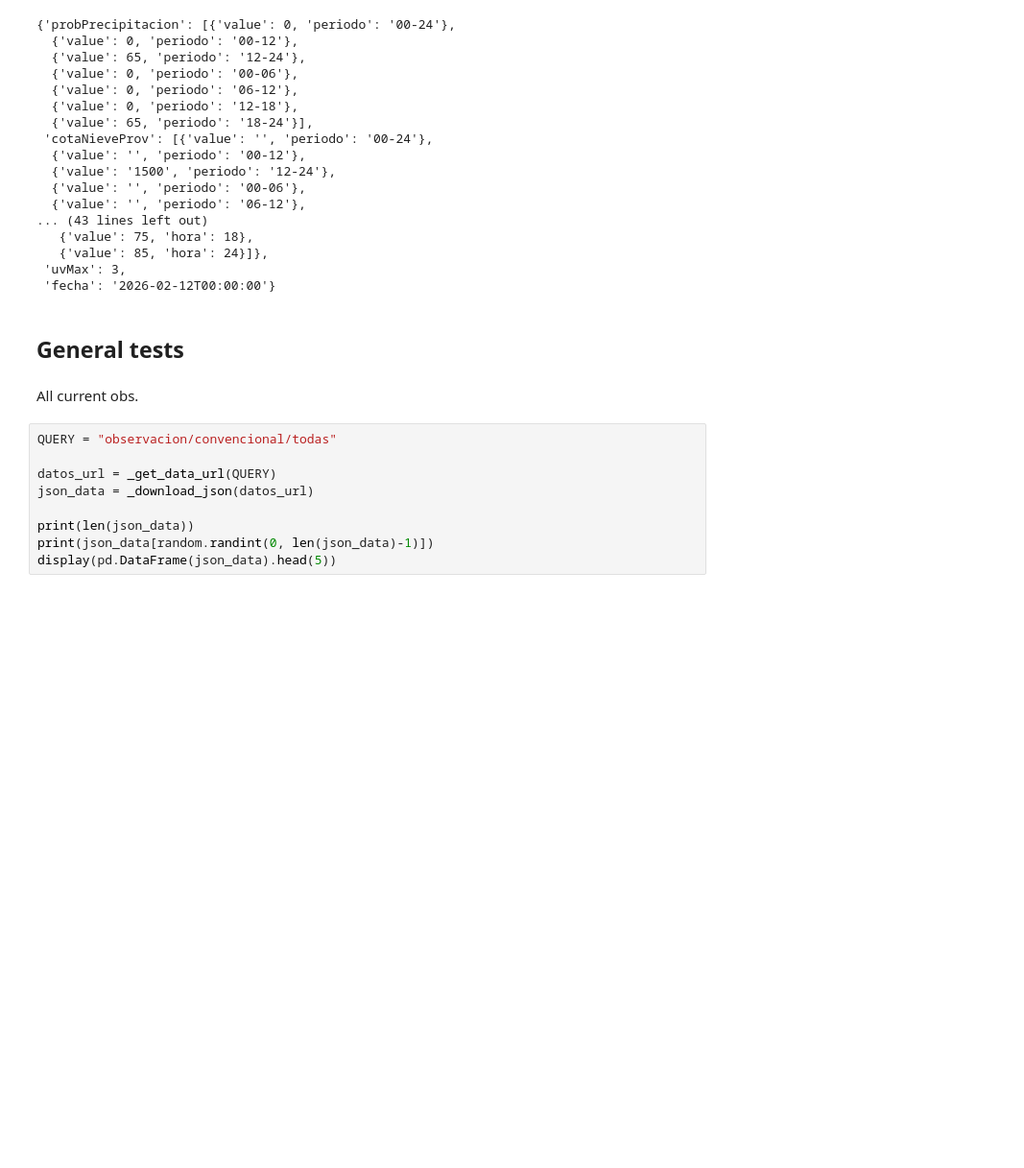
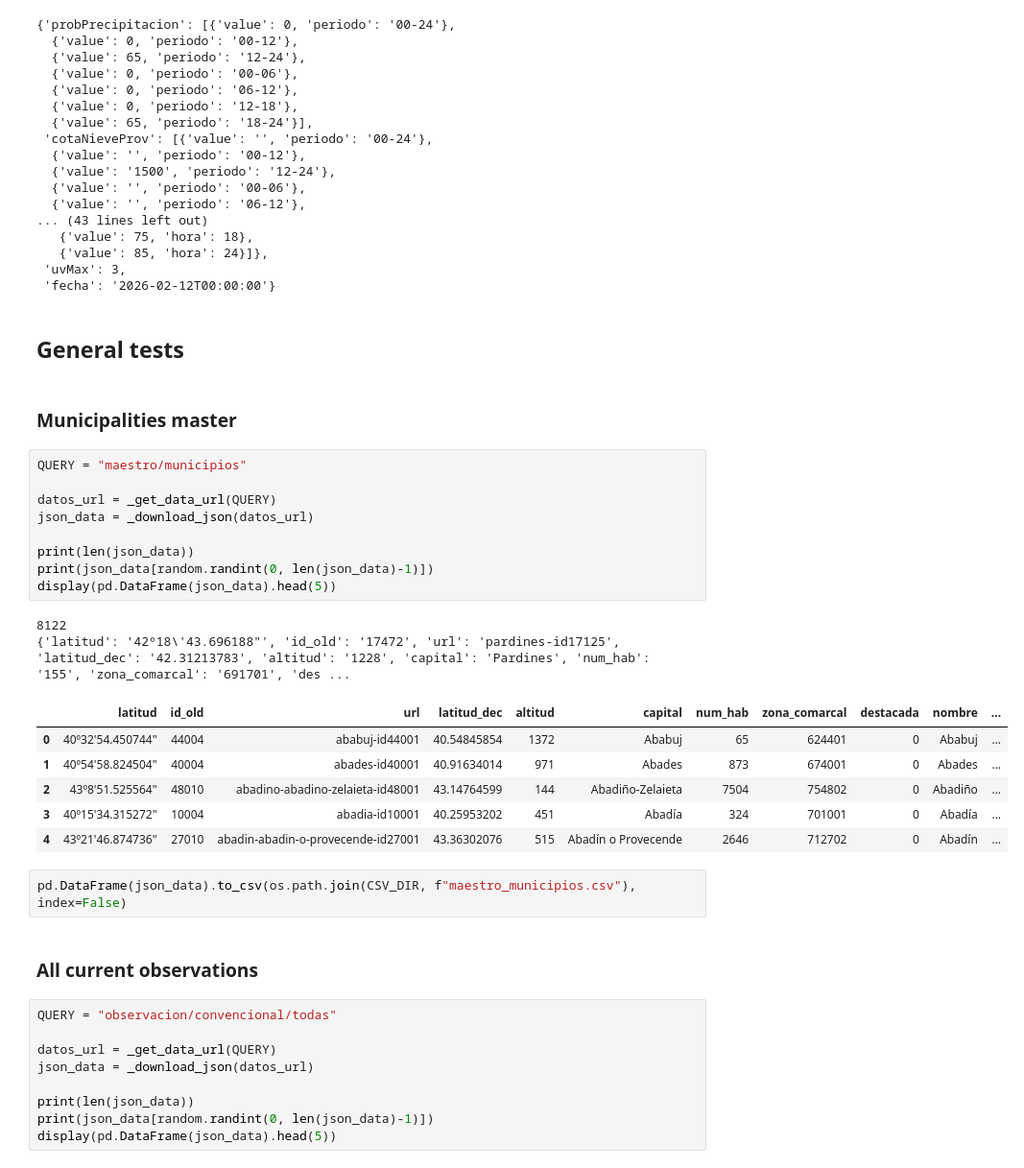
Before and after one commit to reddgr/energy-price-forecasting-in-power-grids, a Jupyter notebook: notebooks/04_AEMET_OpenData.ipynb, the cells around one changed output. Shown at 96% size. Drawn from its saved outputs; the diff is of its cells as text; blank space fills up the shorter version.

Commit message:
exploring available data

```diff
--- a/notebooks/04_AEMET_OpenData.ipynb
+++ b/notebooks/04_AEMET_OpenData.ipynb
@@ -297,8 +297,30 @@ forecast[0]["prediccion"]["dia"][0]
  'fecha': '2026-02-12T00:00:00'}
 # %% [markdown]
 ## General tests
+# %% [markdown]
+### Municipalities master
+# %%
+QUERY = "maestro/municipios"
+
+datos_url = _get_data_url(QUERY)
+json_data = _download_json(datos_url)
+
+print(len(json_data))
+print(json_data[random.randint(0, len(json_data)-1)])
+display(pd.DataFrame(json_data).head(5))
+# %% [output]
+8122
+{'latitud': '42º18\'43.696188"', 'id_old': '17472', 'url': 'pardines-id17125', 'latitud_dec': '42.31213783', 'altitud': '1228', 'capital': 'Pardines', 'num_hab': '155', 'zona_comarcal': '691701', 'des ...
+|  | latitud | id_old | url | latitud_dec | altitud | capital | num_hab | zona_comarcal | destacada | nombre | ... |
+| 0 | 40º32'54.450744" | 44004 | ababuj-id44001 | 40.54845854 | 1372 | Ababuj | 65 | 624401 | 0 | Ababuj | ... |
+| 1 | 40º54'58.824504" | 40004 | abades-id40001 | 40.91634014 | 971 | Abades | 873 | 674001 | 0 | Abades | ... |
+| 2 | 43º8'51.525564" | 48010 | abadino-abadino-zelaieta-id48001 | 43.14764599 | 144 | Abadiño-Zelaieta | 7504 | 754802 | 0 | Abadiño | ... |
+| 3 | 40º15'34.315272" | 10004 | abadia-id10001 | 40.25953202 | 451 | Abadía | 324 | 701001 | 0 | Abadía | ... |
+| 4 | 43º21'46.874736" | 27010 | abadin-abadin-o-provecende-id27001 | 43.36302076 | 515 | Abadín o Provecende | 2646 | 712702 | 0 | Abadín | ... |
+# %%
+pd.DataFrame(json_data).to_csv(os.path.join(CSV_DIR, f"maestro_municipios.csv"), index=False)
 # %% [markdown]
-All current obs.
+### All current observations
 # %%
 QUERY = "observacion/convencional/todas"
 
```
Also changed, not shown: parts of 2 cells of this notebook, 1 other file.
